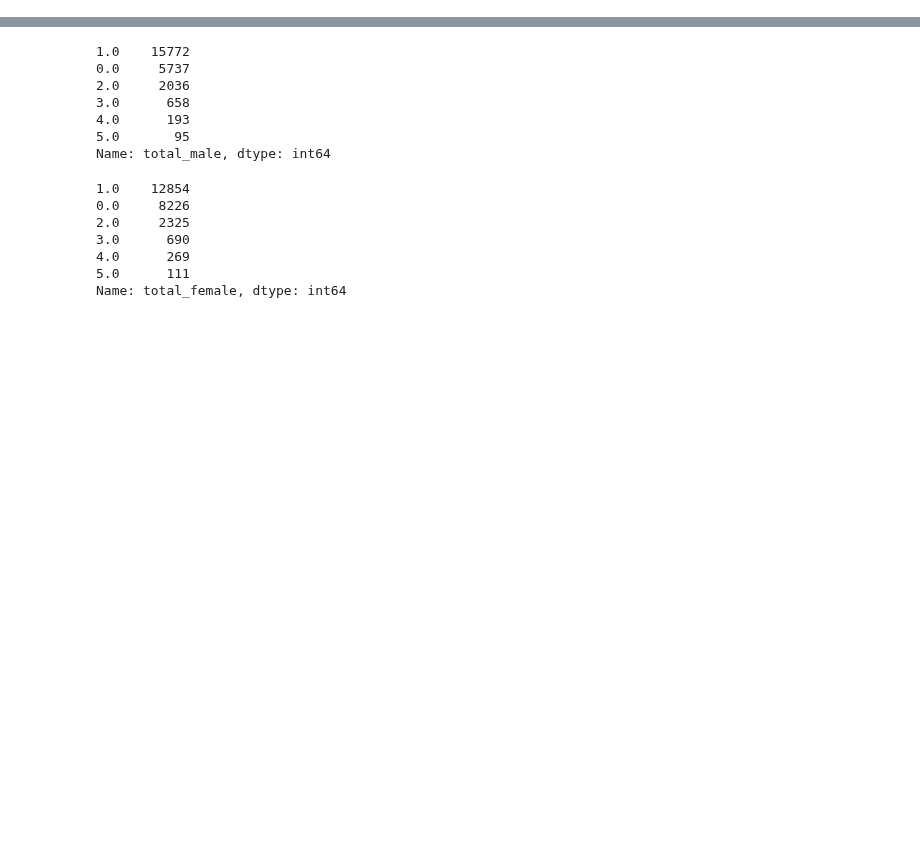
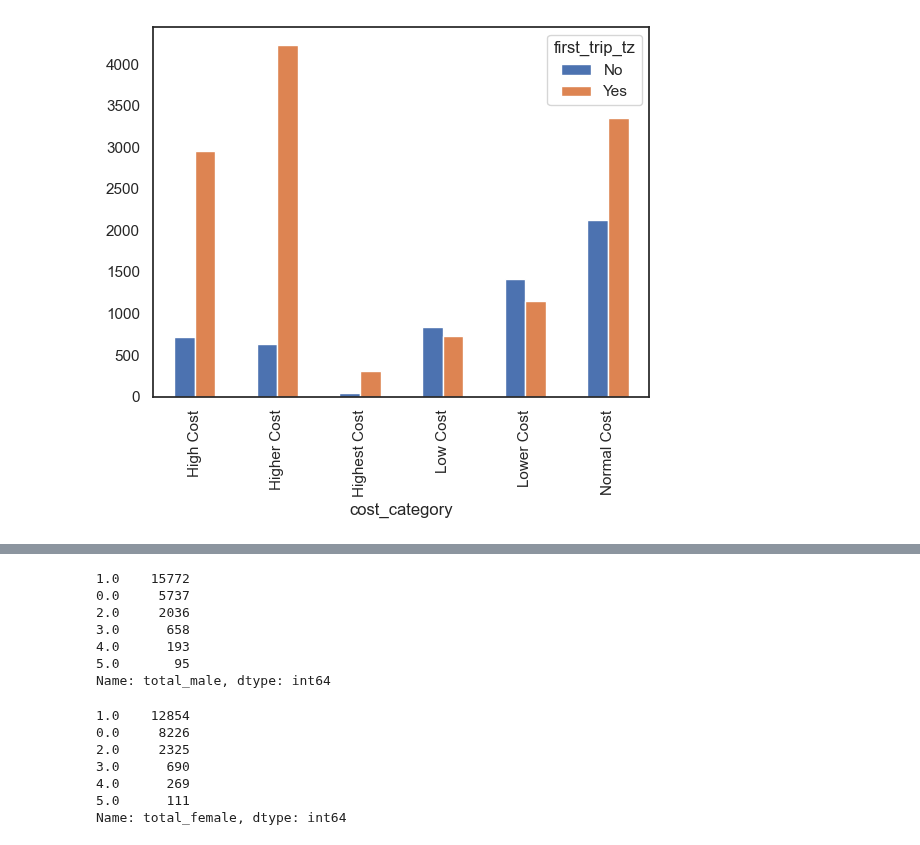
Before and after one commit to Njaramba-Riri/expenditure-prediction, a Jupyter notebook: model.ipynb, the cells around one changed output, grey strips where cells are left out. Saved outputs shown, nothing was run; the diff lists cells and outputs as text; code cells hidden in the pictures; blank space fills up the shorter version.

```diff
--- a/model.ipynb
+++ b/model.ipynb
@@ -187,0 +257,4 @@ Name: travel_with, dtype: int64
+# %%
+ct.plot(kind="bar", stacked=False);
+# %% [output]
+[figure, added]
```
Also changed, not shown: parts of 32 cells of this notebook, 10 other files.
